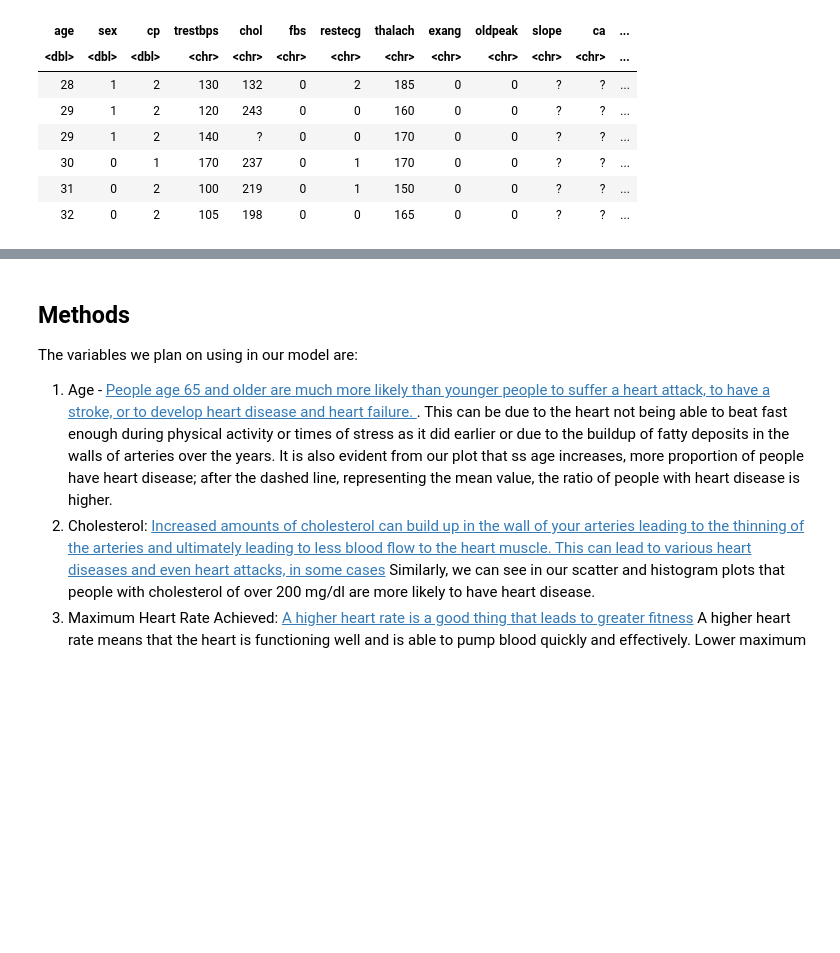
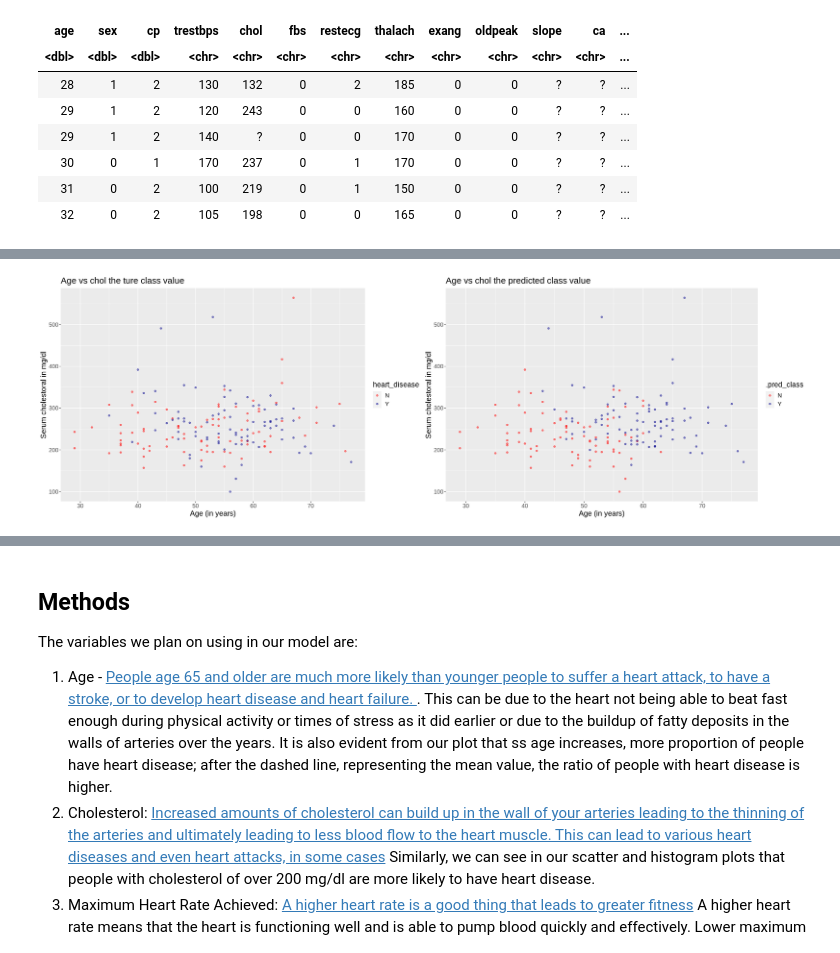
Before and after one commit to alisalamatian1/Heart_disease_prediction, a Jupyter notebook: Report.ipynb, the cells around one changed output, grey strips where cells are left out. Cells and saved outputs as stored; diff of their text form; code cells hidden in the pictures; blank space fills up the shorter version.

```diff
--- a/Report.ipynb
+++ b/Report.ipynb
@@ -421,0 +395,19 @@ A tibble: 60 × 7
+# %%
+set.seed(1)
+knn_spec <- nearest_neighbor(weight_func = "rectangular", neighbors = 21) %>%
+    set_engine("kknn")%>%
+    set_mode("classification")
+
+knn_fit <- workflow()%>%
+    add_recipe(heart_recipe)%>%
+    add_model(knn_spec) %>%
+    fit(data = heart_data_training)
+
+heart_test_predictions <- predict(knn_fit, heart_data_testing) %>%
+  bind_cols(heart_data_testing)
+
+
+heart_test_predictions_estimates <- heart_test_predictions %>%
+  metrics(truth = heart_disease, estimate = .pred_class)%>%
+  filter(.metric == "accuracy")
+heart_test_predictions_estimates
@@ -421,0 +419,63 @@ A tibble: 60 × 7
+# %%
+#Vissualization
+#the actual plot vs the one that we predict
+options(repr.plot.height = 7, repr.plot.width=22)
+
+
+age_chol_true <- heart_data_testing %>%
+    ggplot(aes(x = age, y = chol, color = heart_disease)) +
+    geom_point(stat = "identity", alpha = 0.5)+
+    labs(x="Age (in years)", y = "Serum cholestoral in mg/dl")+
+    theme (text = element_text (size = 15)) +
+    scale_color_manual(values = c("Y" = "DarkBlue", "N" = "Red")) +
+    ggtitle ("Age vs chol the ture class value")
+
+
+age_chol_pred <- heart_test_predictions %>%
+    ggplot(aes(x = age, y = chol, color = .pred_class)) +
+    geom_point(stat = "identity", alpha = 0.5)+
+    labs(x="Age (in years)", y = "Serum cholestoral in mg/dl")+
+    theme (text = element_text (size = 15)) +
+    scale_color_manual(values = c("Y" = "DarkBlue", "N" = "Red")) +
+    ggtitle ("Age vs chol the predicted class value")
+
+
+grid.arrange(age_chol_true, age_chol_pred, nrow=1)
+
+thalach_age_true <- heart_test_predictions %>%
+    ggplot(aes(x = thalach, y = age, color = heart_disease)) +
+    geom_point(stat = "identity", alpha = 0.5)+
+    labs(x = "Maximum Heart Rate Achieved", y= "Age (in years)")+
+    theme (text = element_text (size = 15)) +
+    scale_color_manual(values = c("Y" = "DarkBlue", "N" = "Red")) +
+    ggtitle ("Maximum heart rate vs age the ture class value")
+
+thalach_age_pred <- heart_test_predictions %>%
+    ggplot(aes(x = thalach, y = age, color = .pred_class)) +
+    geom_point(stat = "identity", alpha = 0.5)+
+    labs(x = "Maximum Heart Rate Achieved", y= "Age (in years)")+
+    theme (text = element_text (size = 15))+
+    scale_color_manual(values = c("Y" = "DarkBlue", "N" = "Red")) +
+    ggtitle ("Maximum heart rate vs age the predicted class value")
+
+grid.arrange(thalach_age_true, thalach_age_pred, nrow=1)
+
+chol_thalach_true<- heart_test_predictions %>%
+    ggplot(aes(x = chol, y = thalach , color = heart_disease)) +
+    geom_point(stat = "identity", alpha = 0.5)+
+    labs(x = "Serum cholestoral in mg/dl" , y= "Maximum Heart Rate Achieved")+
+    theme (text = element_text (size = 15))+
+    scale_color_manual(values = c("Y" = "DarkBlue", "N" = "Red")) +
+    ggtitle ("Cholestrol vs maximum hear rate the ture class value")
+
+chol_thalach_pred <- heart_test_predictions %>%
+    ggplot(aes(x = chol, y = thalach , color = .pred_class)) +
+    geom_point(stat = "identity", alpha = 0.5)+
+    labs(x = "Serum cholestoral in mg/dl" , y= "Maximum Heart Rate Achieved")+
+    theme (text = element_text (size = 15)) +
+    scale_color_manual(values = c("Y" = "DarkBlue", "N" = "Red")) +
+    ggtitle ("Cholestrol vs maximum hear rate the predicted class value")
+
+grid.arrange(chol_thalach_true, chol_thalach_pred, nrow=1)
+# %% [output]
+[figure, added]
```
Also changed, not shown: parts of 17 cells of this notebook.
